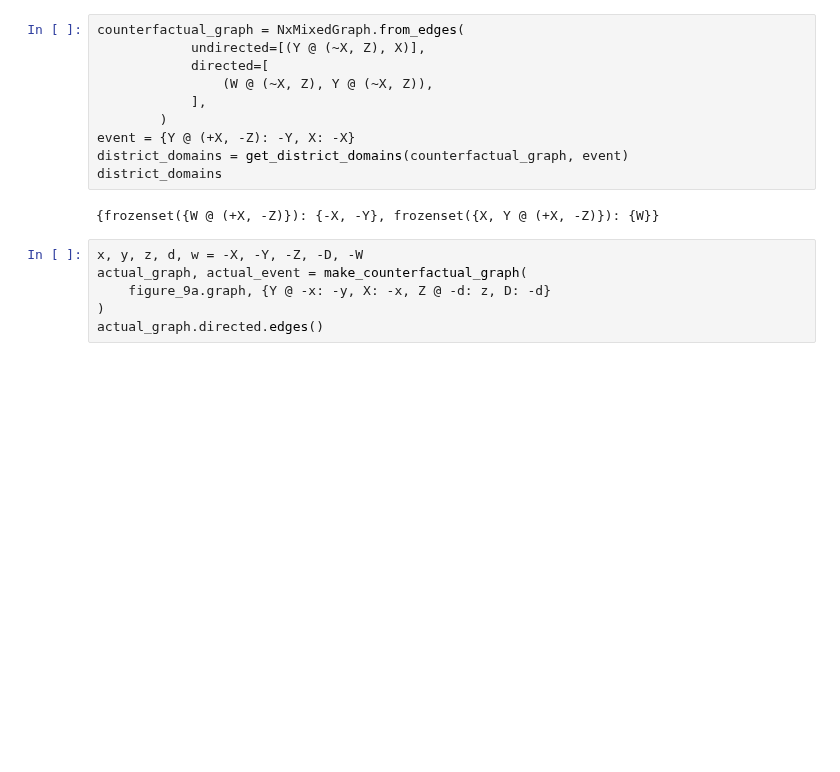
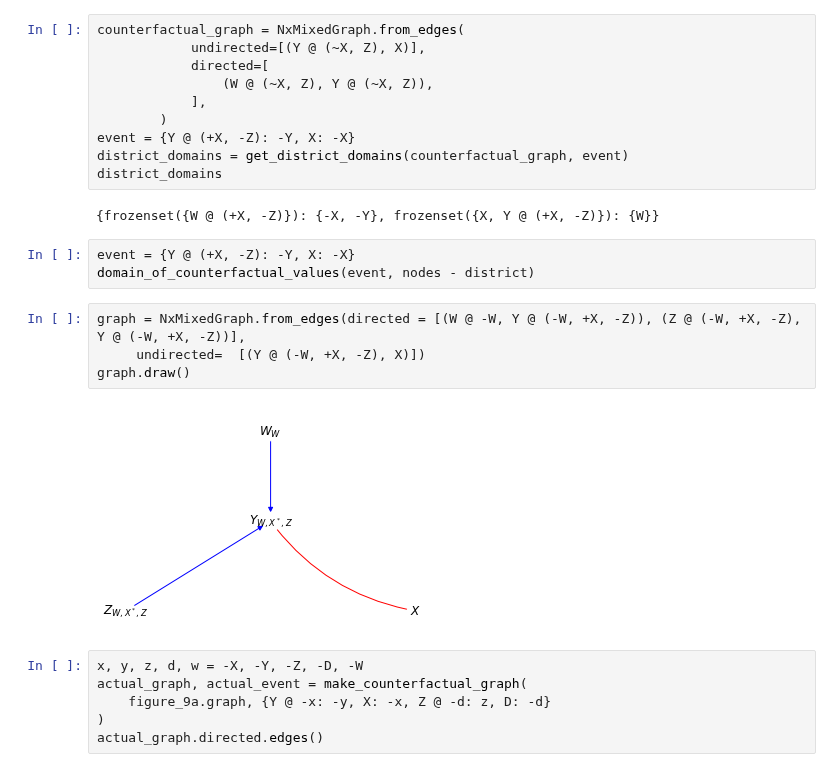
Before and after one commit to y0-causal-inference/y0, a Jupyter notebook: notebooks/Counterfactual Identification.ipynb, the cells around one changed output. Drawn from its saved outputs; the diff is of its cells as text; blank space fills up the shorter version.

```diff
--- a/notebooks/Counterfactual Identification.ipynb
+++ b/notebooks/Counterfactual Identification.ipynb
@@ -105,6 +120,15 @@ district_domains = get_district_domains(counterfactual_graph, event)
 district_domains
 # %% [output]
 {frozenset({W @ (+X, -Z)}): {-X, -Y}, frozenset({X, Y @ (+X, -Z)}): {W}}
+# %%
+event = {Y @ (+X, -Z): -Y, X: -X}
+domain_of_counterfactual_values(event, nodes - district)
+# %%
+graph = NxMixedGraph.from_edges(directed = [(W @ -W, Y @ (-W, +X, -Z)), (Z @ (-W, +X, -Z), Y @ (-W, +X, -Z))],
+	 undirected=  [(Y @ (-W, +X, -Z), X)])
+graph.draw()
+# %% [output]
+[figure, added]
 # %%
 x, y, z, d, w = -X, -Y, -Z, -D, -W
 actual_graph, actual_event = make_counterfactual_graph(
```
Also changed, not shown: parts of 7 cells of this notebook, 6 other files.
